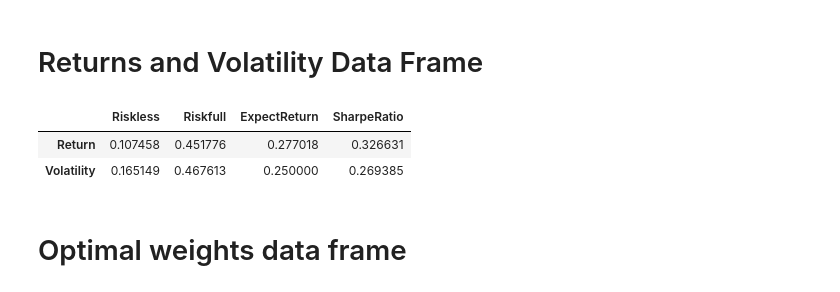
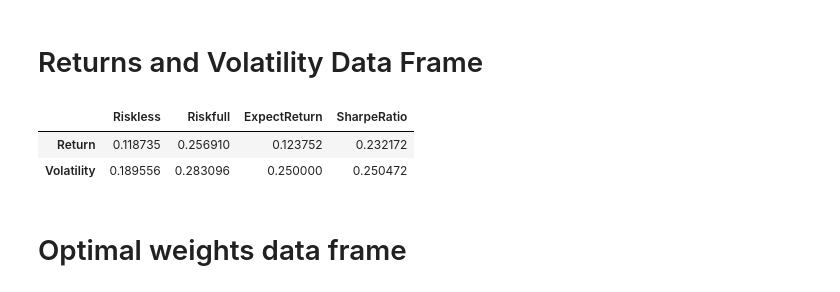
Before and after one commit to syed-hussain-93/portfolio-optimiser, a Jupyter notebook: notebooks/Portfolio Optimiser.ipynb, the cells around one changed output. Saved outputs shown, nothing was run; the diff lists cells and outputs as text; code cells hidden in the pictures.

```diff
--- a/notebooks/Portfolio Optimiser.ipynb
+++ b/notebooks/Portfolio Optimiser.ipynb
@@ -88,3 +109,6 @@ data = yf_retrieve_data(ticker_list, date_range)
+# %%
+ticker_list_small = ticker_list[:5]
+data = djia.read_all_stocks_data(ticker_list=ticker_list_small)
 # %% [markdown]
 # Create training and test data
 Split data up to see how well the optimiser works for the last year. We will use all years until the last year to train the optimiser and test the optimised weights for the last year
@@ -101,4 +128,7 @@ data_test.columns =ticker_list
 # %% [markdown]
 # Create portfolio
 # %%
-portfolio = Portfolio([Asset({"name": ticker, "data": data[i] }) for i,ticker in enumerate(ticker_list) ])
+portfolio = Portfolio([Asset({"name": ticker, "data": data[i] }) for i,ticker in enumerate(ticker_list_small) ])
+# %%
+weights = portfolio.set_random_weights()
+weights
@@ -122,55 +163,47 @@ RISK_TOLERANCE = 20;
 EXPECTED_RETURN = 0.25
 
 
-portfolio.optimise_with_risk_tolerance(0)
-
-riskless_optimise_volatility = portfolio.portfolio_std
-riskless_optimise_expected_return = portfolio.portfolio_expected_return
-riskless_weights = portfolio.weights
+riskless_weights = portfolio.optimise_with_risk_tolerance(0)
+riskless_optimise_volatility = portfolio.portfolio_std(riskless_weights)
+riskless_optimise_expected_return = portfolio.portfolio_expected_return(riskless_weights)
 
 
-
-portfolio.optimise_with_risk_tolerance(risk_tolerance=RISK_TOLERANCE)
-risk_tol_optimise_volatility = portfolio.portfolio_std
-risk_tol_optimise_expected_return = portfolio.portfolio_expected_return
-risk_tol_weights = portfolio.weights
+risk_tol_weights = portfolio.optimise_with_risk_tolerance(risk_tolerance=RISK_TOLERANCE)
+risk_tol_optimise_volatility = portfolio.portfolio_std(risk_tol_weights)
+risk_tol_optimise_expected_return = portfolio.portfolio_expected_return(risk_tol_weights)
 
 
-portfolio.optimise_with_expected_return(expected_return=EXPECTED_RETURN)
-expect_return_optimise_volatility = portfolio.portfolio_std
-expect_return_optimise_expected_return = portfolio.portfolio_expected_return
-expect_return_weights = portfolio.weights
+expect_return_weights = portfolio.optimise_with_expected_return(expected_return=EXPECTED_RETURN)
+expect_return_optimise_volatility = portfolio.portfolio_std(expect_return_weights)
+expect_return_optimise_expected_return = portfolio.portfolio_expected_return(expect_return_weights)
 
-
-
-portfolio.optimise_sharpe_ratio()
-sharpe__ratio_optimise_volatility = portfolio.portfolio_std
-sharpe_ratio_optimise_expected_return = portfolio.portfolio_expected_return
-sharpe_ratio_weights = portfolio.weights
+sharpe_ratio_weights = portfolio.optimise_sharpe_ratio()
+sharpe_ratio_optimise_volatility = portfolio.portfolio_std(sharpe_ratio_weights)
+sharpe_ratio_optimise_expected_return = portfolio.portfolio_expected_return(sharpe_ratio_weights)
 # %% [markdown]
 # Returns and Volatility Data Frame
 # %%
 volatility_returns_df = pd.DataFrame.from_dict(
     {
         "Return": [
     riskless_optimise_expected_return,risk_tol_optimise_expected_return,
     expect_return_optimise_expected_return,sharpe_ratio_optimise_expected_return
         ],
         "Volatility": [
             riskless_optimise_volatility, risk_tol_optimise_volatility,
-            expect_return_optimise_volatility, sharpe__ratio_optimise_volatility
+            expect_return_optimise_volatility, sharpe_ratio_optimise_volatility
         ]
     }, orient="index", columns=['Riskless', 'Riskfull', "ExpectReturn", "SharpeRatio"]
 
 )
 
 
 
 volatility_returns_df
 # %% [output]
 |  | Riskless | Riskfull | ExpectReturn | SharpeRatio |
-| Return | 0.107458 | 0.451776 | 0.277018 | 0.326631 |
-| Volatility | 0.165149 | 0.467613 | 0.250000 | 0.269385 |
+| Return | 0.118735 | 0.256910 | 0.123752 | 0.232172 |
+| Volatility | 0.189556 | 0.283096 | 0.250000 | 0.250472 |
 # %% [markdown]
 # Optimal weights data frame
 # %%
```
Also changed, not shown: parts of 13 cells of this notebook, 12 other files.
